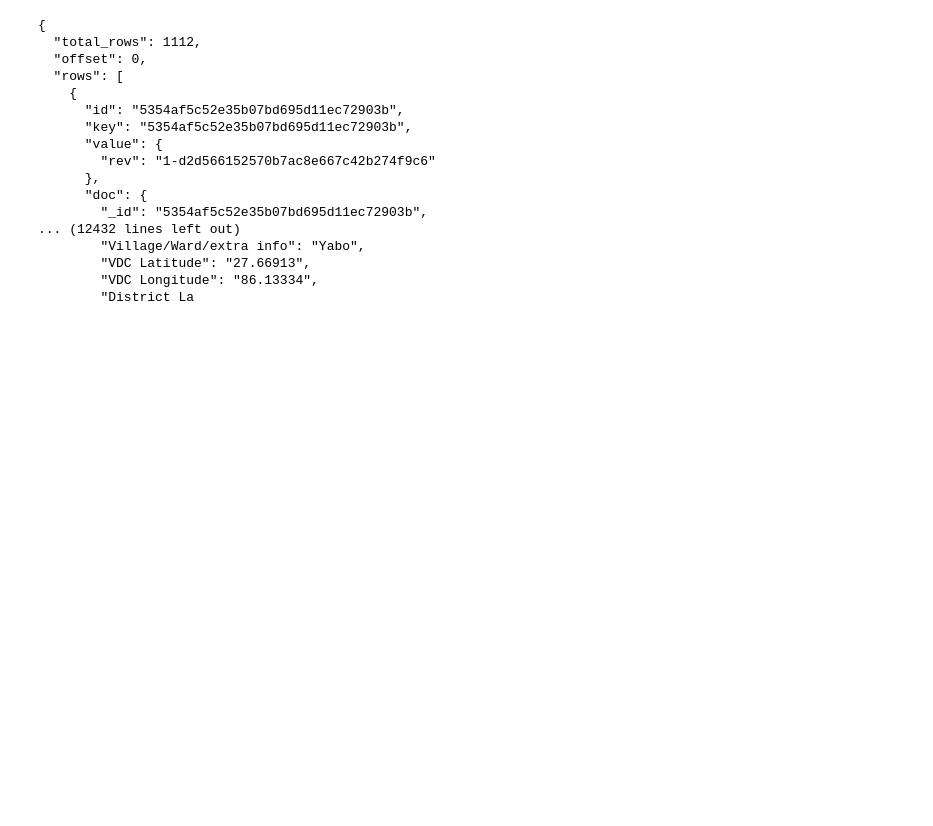
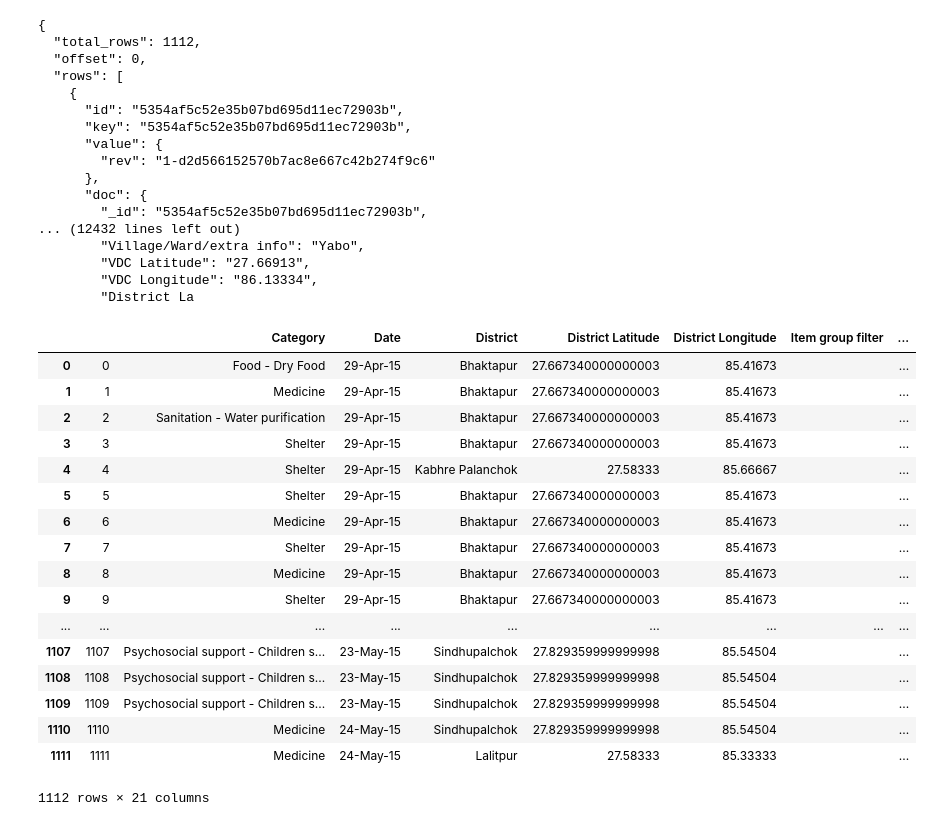
Before and after one commit to areibman/IBM-call-for-code-disaster-supply-chain, a Jupyter notebook: Pixie form db.ipynb, the cells around one changed output. Drawn from its saved outputs; the diff is of its cells as text; code cells hidden in the pictures; blank space fills up the shorter version.

Commit message:
fixed parsing of the dataframe

```diff
--- a/Pixie form db.ipynb
+++ b/Pixie form db.ipynb
@@ -38,3 +38,26 @@ print(json.dumps(data, indent=2))
         "VDC Latitude": "27.66913",
         "VDC Longitude": "86.13334",
         "District La
+# %%
+df = [row["doc"] for row in data["rows"]]
+# %%
+pd.DataFrame(df)
+# %% [output]
+|  |  | Category | Date | District | District Latitude | District Longitude | Item group filter | ... |
+| 0 | 0 | Food - Dry Food | 29-Apr-15 | Bhaktapur | 27.667340000000003 | 85.41673 |  | ... |
+| 1 | 1 | Medicine | 29-Apr-15 | Bhaktapur | 27.667340000000003 | 85.41673 |  | ... |
+| 2 | 2 | Sanitation - Water purification | 29-Apr-15 | Bhaktapur | 27.667340000000003 | 85.41673 |  | ... |
+| 3 | 3 | Shelter | 29-Apr-15 | Bhaktapur | 27.667340000000003 | 85.41673 |  | ... |
+| 4 | 4 | Shelter | 29-Apr-15 | Kabhre Palanchok | 27.58333 | 85.66667 |  | ... |
+| 5 | 5 | Shelter | 29-Apr-15 | Bhaktapur | 27.667340000000003 | 85.41673 |  | ... |
+| 6 | 6 | Medicine | 29-Apr-15 | Bhaktapur | 27.667340000000003 | 85.41673 |  | ... |
+| 7 | 7 | Shelter | 29-Apr-15 | Bhaktapur | 27.667340000000003 | 85.41673 |  | ... |
+| 8 | 8 | Medicine | 29-Apr-15 | Bhaktapur | 27.667340000000003 | 85.41673 |  | ... |
+| 9 | 9 | Shelter | 29-Apr-15 | Bhaktapur | 27.667340000000003 | 85.41673 |  | ... |
+| ... | ... | ... | ... | ... | ... | ... | ... | ... |
+| 1107 | 1107 | Psychosocial support - Children s... | 23-May-15 | Sindhupalchok | 27.829359999999998 | 85.54504 |  | ... |
+| 1108 | 1108 | Psychosocial support - Children s... | 23-May-15 | Sindhupalchok | 27.829359999999998 | 85.54504 |  | ... |
+| 1109 | 1109 | Psychosocial support - Children s... | 23-May-15 | Sindhupalchok | 27.829359999999998 | 85.54504 |  | ... |
+| 1110 | 1110 | Medicine | 24-May-15 | Sindhupalchok | 27.829359999999998 | 85.54504 |  | ... |
+| 1111 | 1111 | Medicine | 24-May-15 | Lalitpur | 27.58333 | 85.33333 |  | ... |
+1112 rows × 21 columns
```
Also changed, not shown: parts of 1 cell of this notebook.
